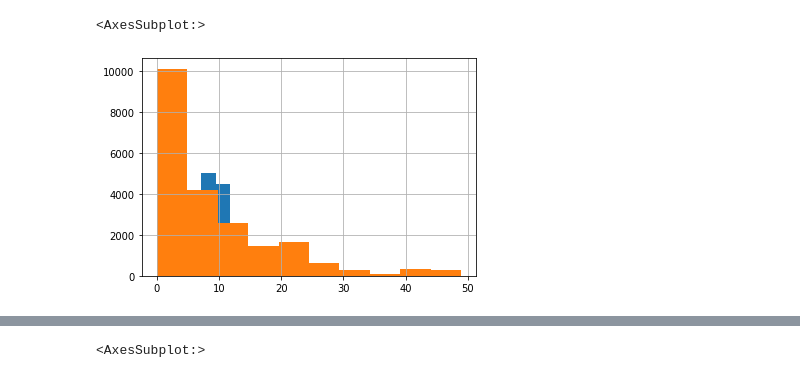
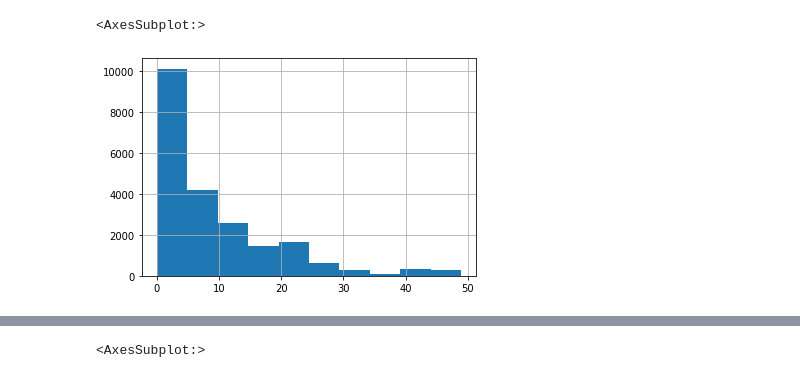
Before and after one commit to csalg/lomb, a Jupyter notebook: backend/src/slices/probabilities/model fit.ipynb, the cells around one changed output, grey strips where cells are left out. Cells and saved outputs as stored; diff of their text form; code cells hidden in the pictures.

```diff
--- a/backend/src/slices/probabilities/model fit.ipynb
+++ b/backend/src/slices/probabilities/model fit.ipynb
@@ -78,8 +78,10 @@ X = engineer_features(X)
 score = df['score']
 score_prev = df['score_prev']
 delta = df['delta']
-weights = np.power(np.clip(score_prev- score, 0, 1)*delta, 2)
-weights = None
+df_scaled = df.copy()
+df_scaled[df.columns] = MinMaxScaler().fit_transform(df)
+weights = 0.5+np.power((score_prev- score)*df_scaled['delta'], 2)
+# weights = None
 # Calculate mu
 mu = SimplifiedWickelgren.calculate_mu(score, delta)
 
@@ -90,8 +92,8 @@ mu_pred = model.predict(X)
 score_pred = SimplifiedWickelgren.calculate_retention_rate(mu_pred,delta)
 # Save weights and intercepts
 # %%
-pd.Series(np.clip(mu_pred, MU_MIN, MU_MAX)).hist()
+# pd.Series(np.clip(mu_pred, MU_MIN, MU_MAX)).hist()
 mu.hist()
 # %% [output]
 <AxesSubplot:>
-[figure, old version]
+[figure, new version]
```
Also changed, not shown: parts of 16 cells of this notebook, 1 other file.
